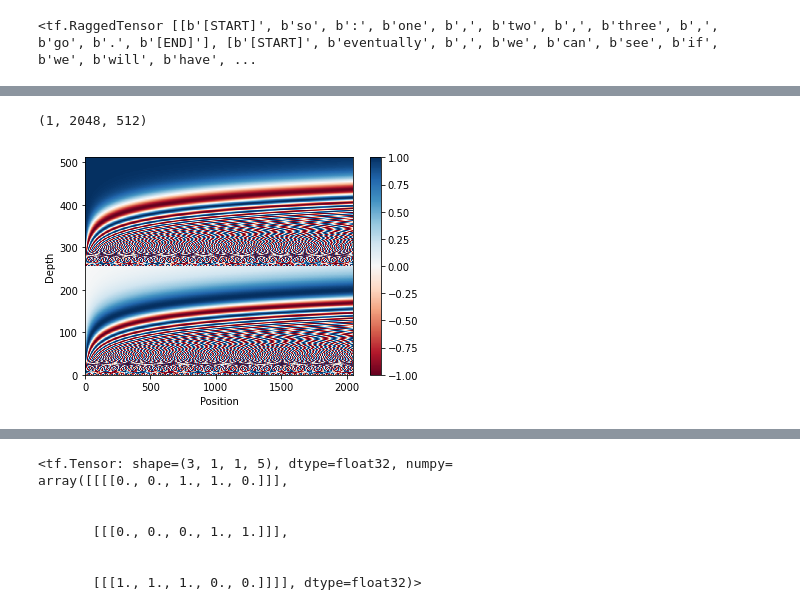
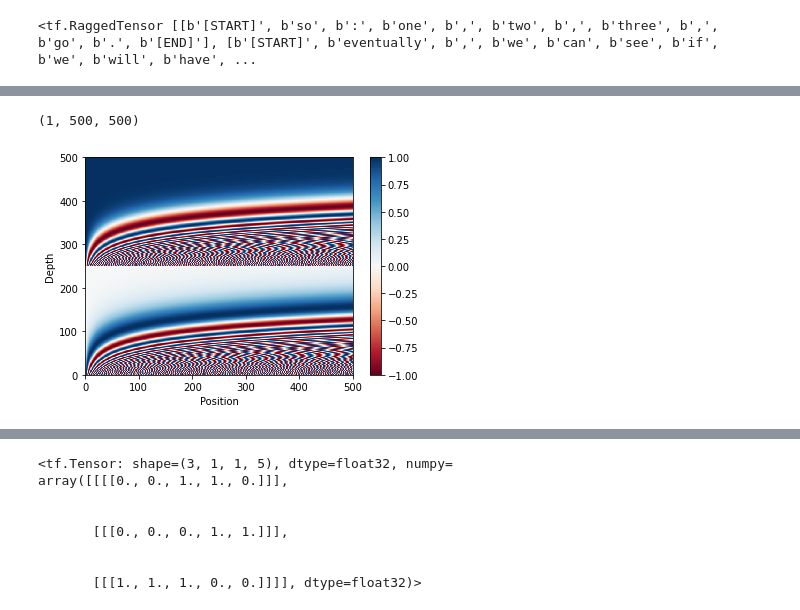
Before and after one commit to fangyuan-ksgk/Transformer-MachineTranslation, a Jupyter notebook: Machine-translation.ipynb, the cells around one changed output, grey strips where cells are left out. Saved outputs shown, nothing was run; the diff lists cells and outputs as text; code cells hidden in the pictures.

```diff
--- a/Machine-translation.ipynb
+++ b/Machine-translation.ipynb
@@ -164,19 +198,20 @@ def positional_encoding(position, d_model):
 # %%
-n, d = 2048, 512
+n, d = 500, 500
 pos_encoding = positional_encoding(n, d)
 print(pos_encoding.shape)
 pos_encoding = pos_encoding[0]
 
 # Juggle the dimensions for the plot
 pos_encoding = tf.reshape(pos_encoding, (n, d//2, 2))
 pos_encoding = tf.transpose(pos_encoding, (2, 1, 0))
 pos_encoding = tf.reshape(pos_encoding, (d, n))
 
+
 plt.pcolormesh(pos_encoding, cmap='RdBu')
 plt.ylabel('Depth')
 plt.xlabel('Position')
 plt.colorbar()
 plt.show()
 # %% [output]
-(1, 2048, 512)
+(1, 500, 500)
-[figure, old version]
+[figure, new version]
```
Also changed, not shown: parts of 26 cells of this notebook.
